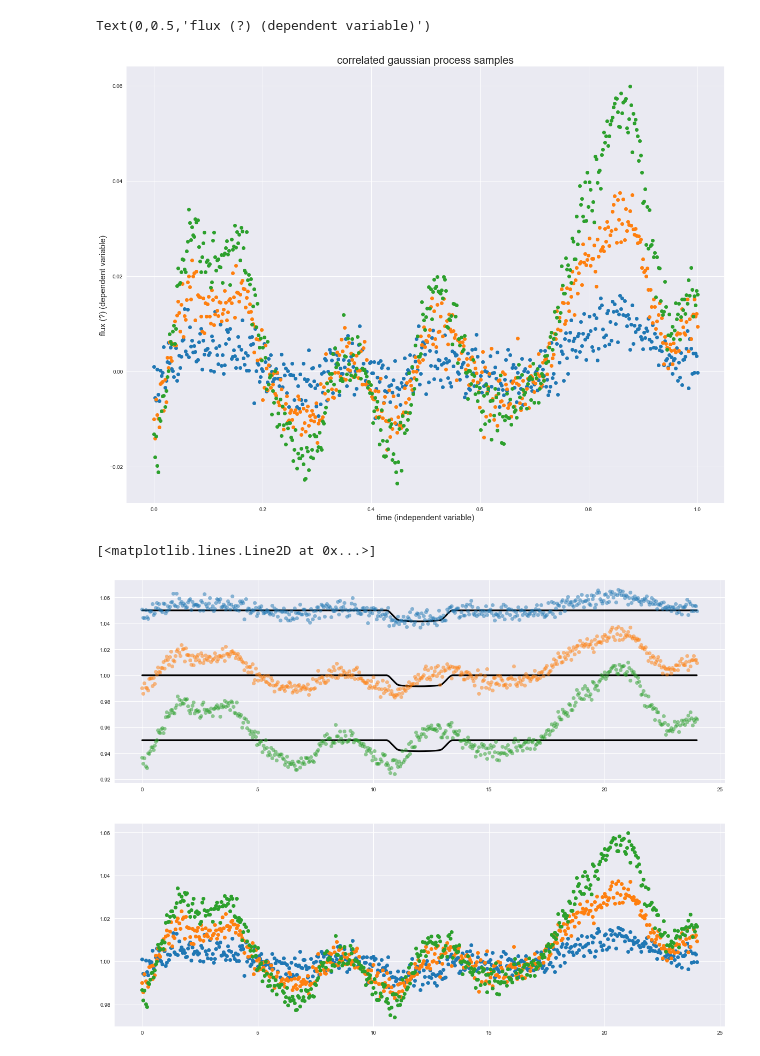
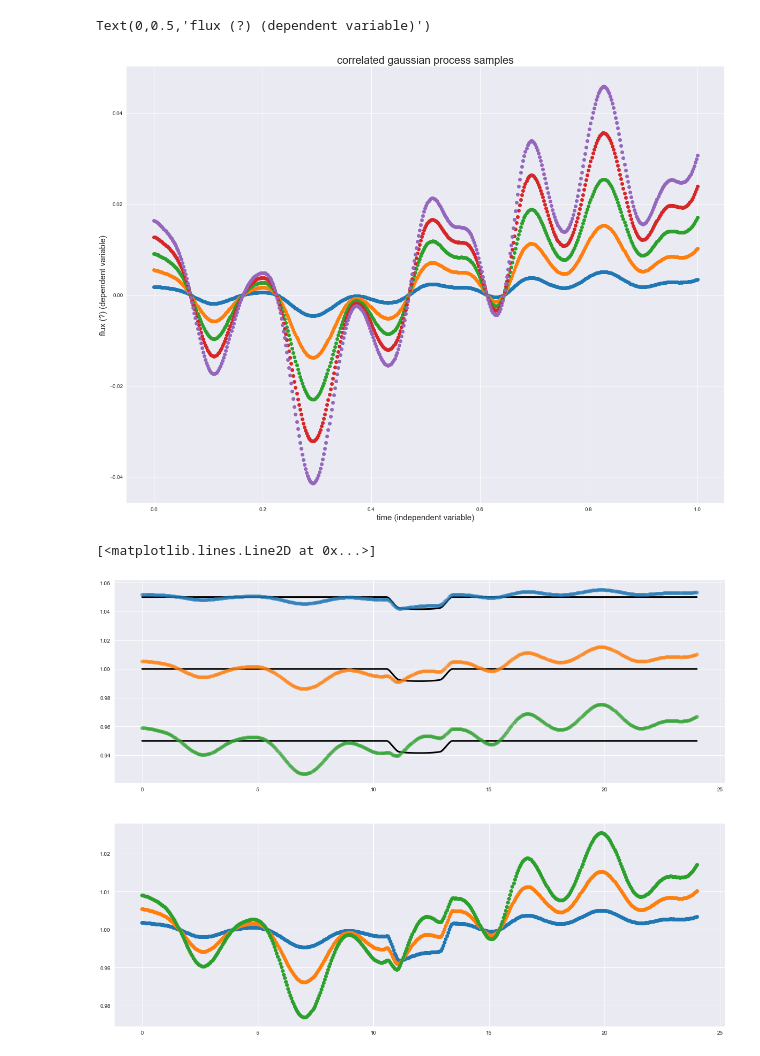
Before and after one commit to tagordon/gp2d, a Jupyter notebook: Playing with GPs.ipynb, the cells around one changed output. Saved outputs shown, nothing was run; the diff lists cells and outputs as text; code cells hidden in the pictures.

```diff
--- a/Playing with GPs.ipynb
+++ b/Playing with GPs.ipynb
@@ -125,28 +125,31 @@ class kernel:
 # %%
 # define the kernel function
 k1 = kernel.exp_sq_kernel(0.05, 1)
-k2 = kernel.scale_kernel([0.004, 0.012, 0.020])
+k2 = kernel.scale_kernel([0.004, 0.012, 0.020, 0.028, 0.036])
 # initialize the gaussian process with kernel function k and mean of 1
-g = gp(0, k1, kernel2=k2, wn=1e-5)
+g = gp(0, k1, kernel2=k2, wn=1e-10)
 
 # times to sample at
 t = np.linspace(0, 1, 500)
 
 # sample the GP
-x1, x2, x3 = g.sample(t, two_d=True)
+x1, x2, x3, x4, x5 = g.sample(t, two_d=True)
 # %%
 # plot the samples
 fig = pl.figure(figsize=(20, 15))
 pl.plot(t, x1, 'o', alpha=1, color=palette[0])
 pl.plot(t, x2, 'o', alpha=1, color=palette[1])
 pl.plot(t, x3, 'o', alpha=1, color=palette[2])
+pl.plot(t, x4, 'o', alpha=1, color=palette[3])
+pl.plot(t, x5, 'o', alpha=1, color=palette[4])
+
 
 pl.title('correlated gaussian process samples', size=20)
 pl.xlabel('time (independent variable)', size=15)
 pl.ylabel('flux (?) (dependent variable)', size=15)
 # %% [output]
 Text(0,0.5,'flux (?) (dependent variable)')
-[figure, old version]
+[figure, new version]
 # %%
 import astropy.constants as ac
 import batman
@@ -188,4 +191,4 @@ axs[1].plot(hours, x2 + planet, 'o', alpha=1, color=palette[1])
 axs[1].plot(hours, x3 + planet, 'o', alpha=1, color=palette[2])
 # %% [output]
 [<matplotlib.lines.Line2D at 0x...>]
-[figure, old version]
+[figure, new version]
```
